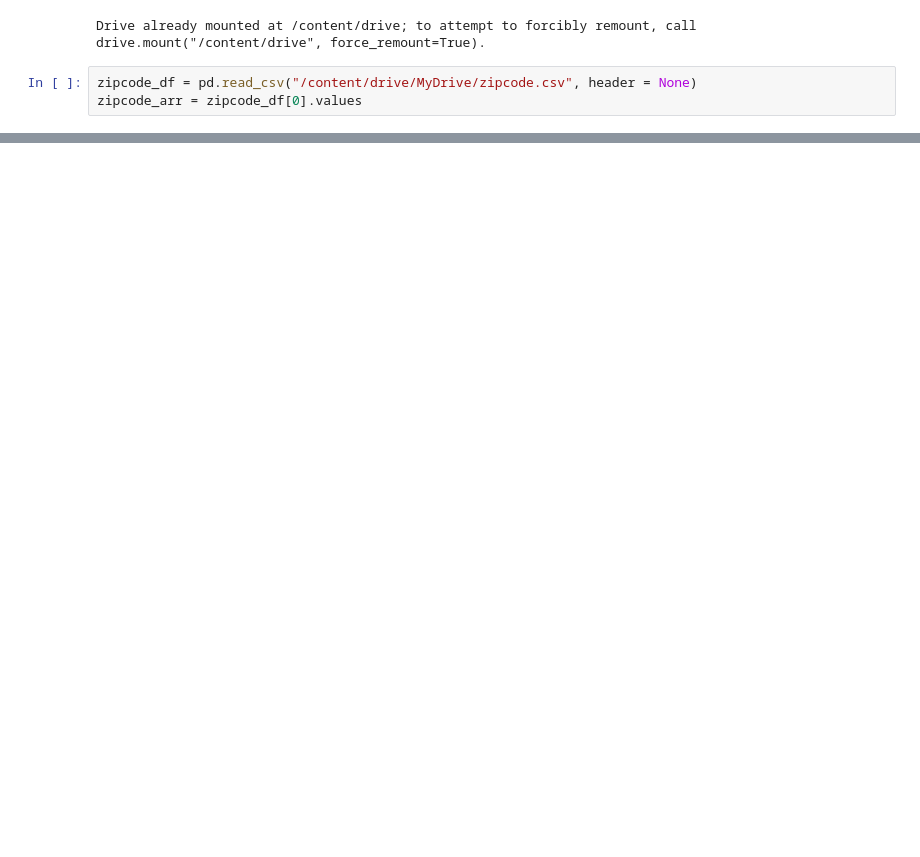
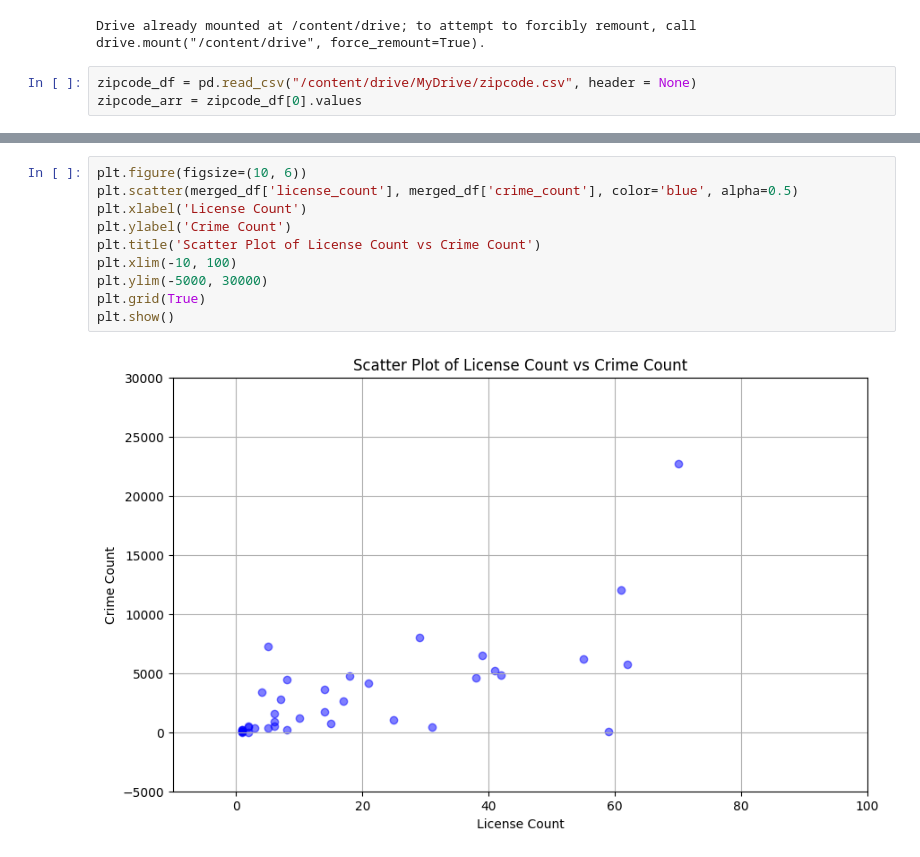
Before and after one commit to KellyyyGSY/poli170a_proj, a Jupyter notebook: POLI170A.ipynb, the cells around one changed output, grey strips where cells are left out. Drawn from its saved outputs; the diff is of its cells as text; blank space fills up the shorter version.

```diff
--- a/POLI170A.ipynb
+++ b/POLI170A.ipynb
@@ -109,0 +315,12 @@ array(['CARLSBAD', 'VISTA', 'BEVERLY HILLS', 'CORTE MADERA',
+# %%
+plt.figure(figsize=(10, 6))
+plt.scatter(merged_df['license_count'], merged_df['crime_count'], color='blue', alpha=0.5)
+plt.xlabel('License Count')
+plt.ylabel('Crime Count')
+plt.title('Scatter Plot of License Count vs Crime Count')
+plt.xlim(-10, 100)
+plt.ylim(-5000, 30000)
+plt.grid(True)
+plt.show()
+# %% [output]
+[figure, added]
```
Also changed, not shown: parts of 61 cells of this notebook, 2 other files.
